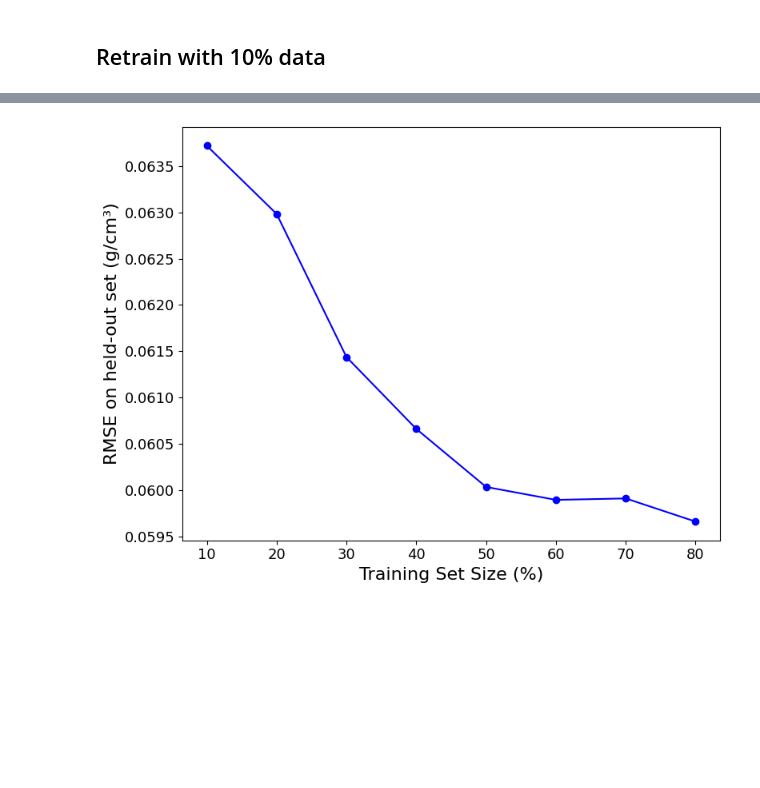
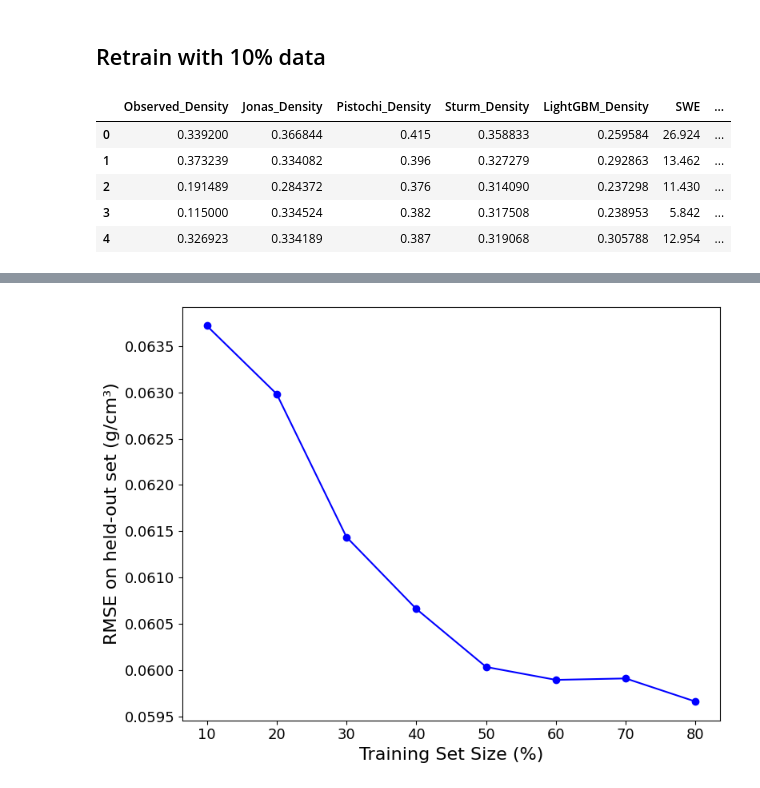
Before and after one commit to cryogars/density-models, a Jupyter notebook: notebooks/07_model_transferability_analysis.ipynb, the cells around one changed output, grey strips where cells are left out. Drawn from its saved outputs; the diff is of its cells as text; code cells hidden in the pictures; blank space fills up the shorter version.

Commit message:
added 10% train-tranferability test

```diff
--- a/notebooks/07_model_transferability_analysis.ipynb
+++ b/notebooks/07_model_transferability_analysis.ipynb
@@ -355,3 +355,42 @@ plt.show()
 [figure]
 # %% [markdown]
 ## Retrain with 10\% data
+# %%
+# train-test split
+X_train, X_test, y_train, y_test = train_test_split(
+    x_test_maine, clean_df.Snow_Density, test_size=0.9, random_state=all_config.global_cfg.seed, stratify=clean_df.Snow_Class
+)
+
+# train the lgbm model model
+
+train_data = lgb.Dataset(X_train, label=y_train)
+
+lgbm_main = lgb.train(
+    params_from_optuna,
+    train_data,
+    num_boost_round=raw_config['performance']['metrics']['best_iteration'] # best iteration from Optuna
+)
+
+predictions_lgb = lgbm_main.predict(X_test)
+# %%
+density_results2=(
+    clean_df.iloc[X_test.index]
+    .assign(
+        Observed_Density=y_test.values,
+        Jonas_Density=lambda x: x.loc[:, ('Snow_Depth', 'Date', 'Elevation')].apply(lambda y: JonasDensity().compute_density(snow_depth=y.Snow_Depth*0.01, month=y.Date.month_name(), elevation= y.Elevation), axis=1),
+        Pistochi_Density=lambda x: x.loc[:, 'Pistochi_DOWY'].apply(lambda y: PistochiDensity().compute_density(DOY=y)),
+        Sturm_Density=lambda x: x.loc[:, ('Snow_Depth', 'Sturm_DOWY', 'Snow_Class')].apply(lambda y: SturmDensity().compute_density(snow_depth=y.Snow_Depth, DOY=y.Sturm_DOWY, snow_class= y.Snow_Class), axis=1),
+        LightGBM_Density=predictions_lgb
+    )
+    .filter(items=['Observed_Density', 'Jonas_Density', 'Pistochi_Density', 'Sturm_Density', 'LightGBM_Density', 'SWE', 'Snow_Depth', 'Snow_Class'])
+    .reset_index(drop=True)
+)
+
+density_results2.head()
+# %% [output]
+|  | Observed_Density | Jonas_Density | Pistochi_Density | Sturm_Density | LightGBM_Density | SWE | ... |
+| 0 | 0.339200 | 0.366844 | 0.415 | 0.358833 | 0.259584 | 26.924 | ... |
+| 1 | 0.373239 | 0.334082 | 0.396 | 0.327279 | 0.292863 | 13.462 | ... |
+| 2 | 0.191489 | 0.284372 | 0.376 | 0.314090 | 0.237298 | 11.430 | ... |
+| 3 | 0.115000 | 0.334524 | 0.382 | 0.317508 | 0.238953 | 5.842 | ... |
+| 4 | 0.326923 | 0.334189 | 0.387 | 0.319068 | 0.305788 | 12.954 | ... |
```
Also changed, not shown: parts of 9 cells of this notebook.
